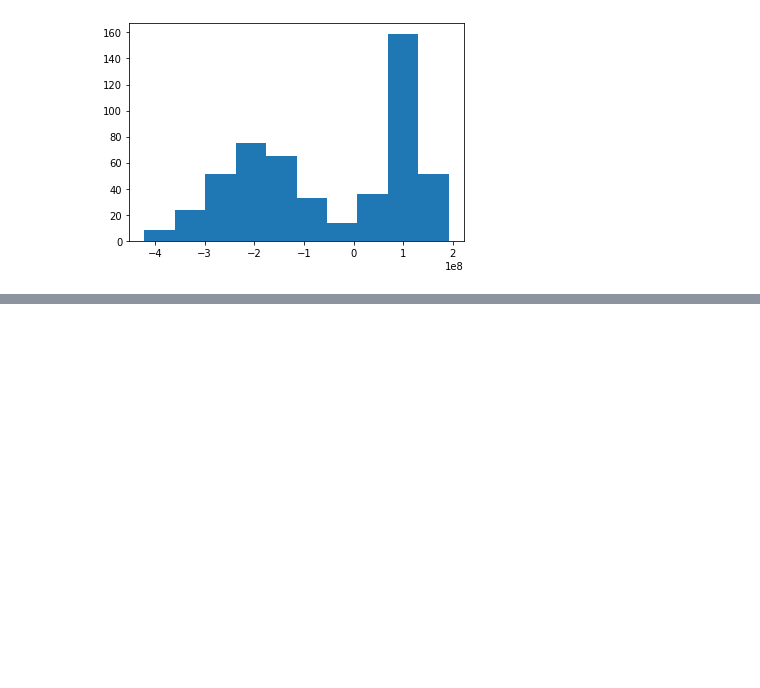
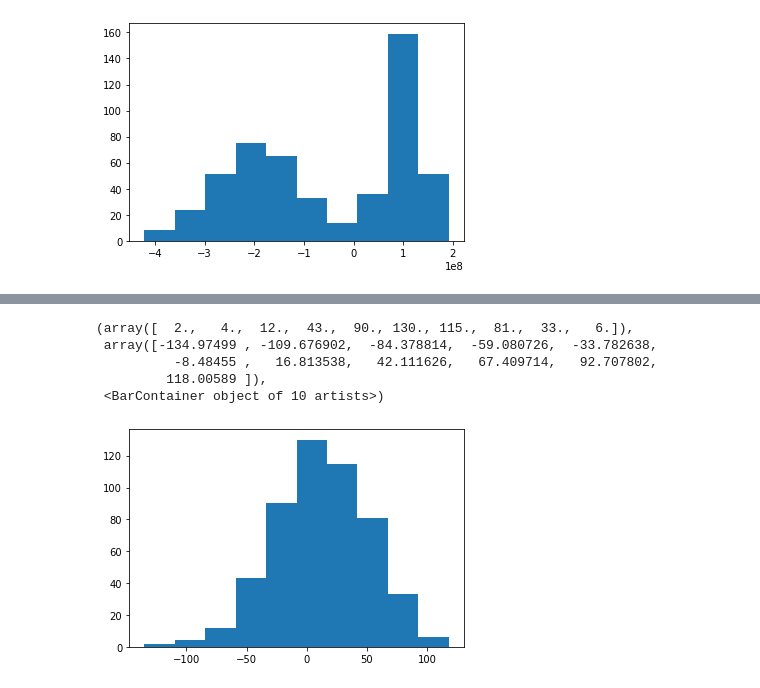
Before and after one commit to dh2di3oj2/code, a Jupyter notebook: midterm 1/midterm.ipynb, the cells around one changed output, grey strips where cells are left out. Drawn from its saved outputs; the diff is of its cells as text; code cells hidden in the pictures; blank space fills up the shorter version.

```diff
--- a/midterm 1/midterm.ipynb
+++ b/midterm 1/midterm.ipynb
@@ -42,0 +61,9 @@ plt.hist(df.y)
+# %%
+plt.hist(df.x3)
+# %% [output]
+(array([  2.,   4.,  12.,  43.,  90., 130., 115.,  81.,  33.,   6.]),
+ array([-134.97499 , -109.676902,  -84.378814,  -59.080726,  -33.782638,
+          -8.48455 ,   16.813538,   42.111626,   67.409714,   92.707802,
+         118.00589 ]),
+ <BarContainer object of 10 artists>)
+[figure, added]
```
Also changed, not shown: parts of 7 cells of this notebook.
